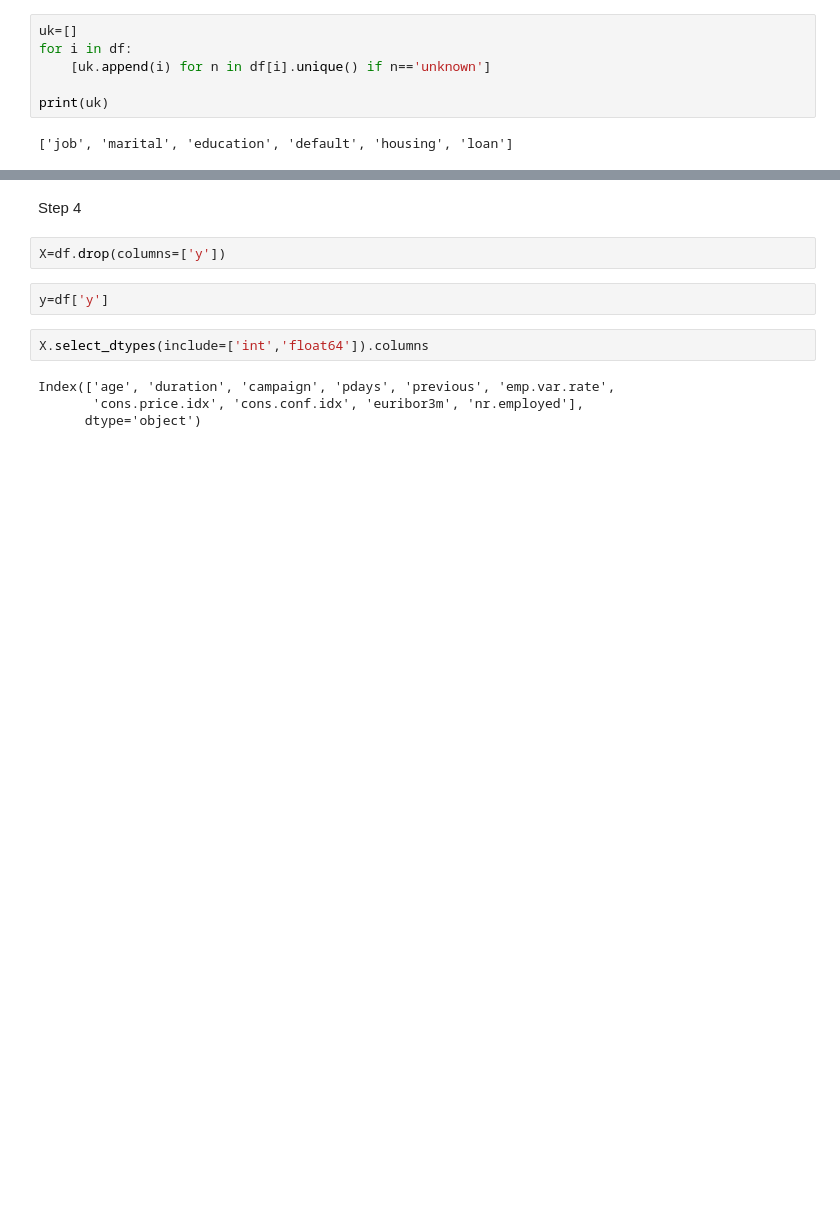
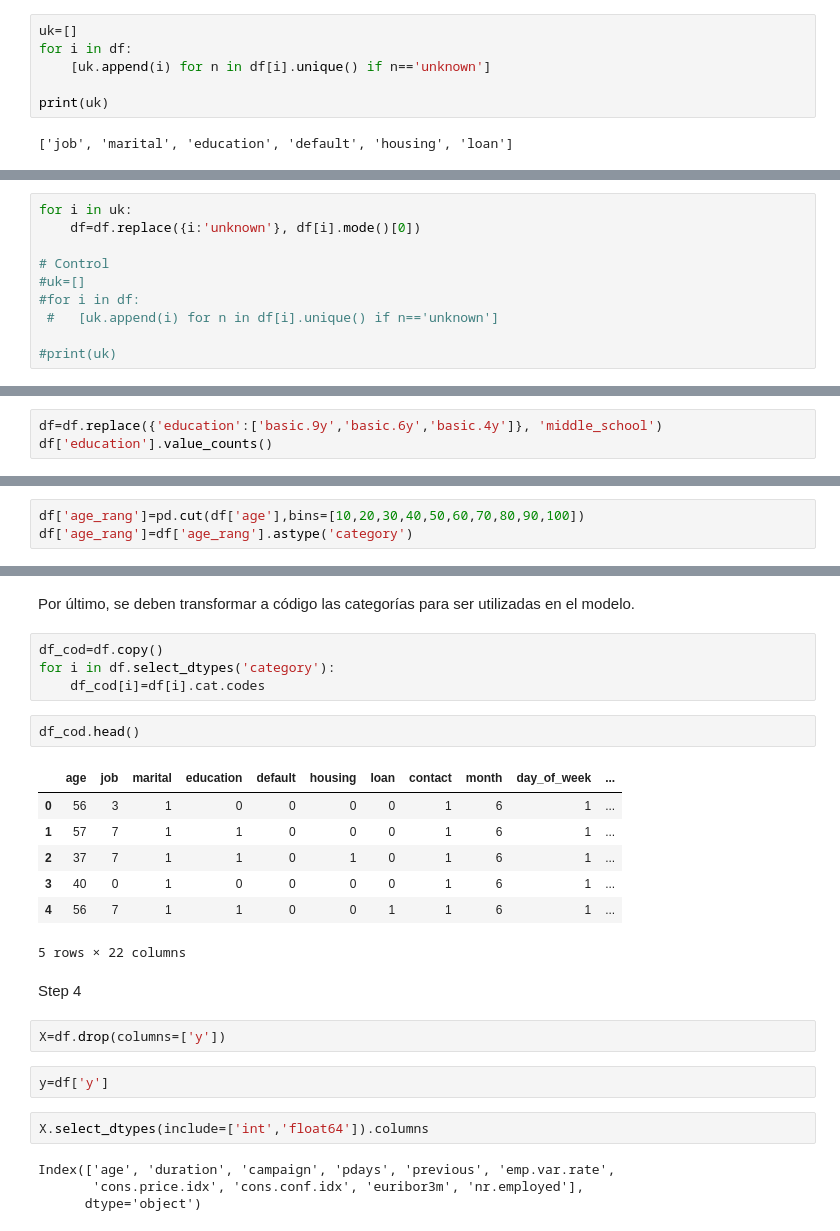
Before and after one commit to anasofiasama/Logistic-Regression-Project-Tutorial, a Jupyter notebook: src/explore.ipynb, the cells around one changed output, grey strips where cells are left out. Saved outputs shown, nothing was run; the diff lists cells and outputs as text; blank space fills up the shorter version.

```diff
--- a/src/explore.ipynb
+++ b/src/explore.ipynb
@@ -103,0 +233,10 @@ Existen  12 registros repetidos, se eliminan de la base de datos para que no int
+# %%
+for i in uk:
+    df=df.replace({i:'unknown'}, df[i].mode()[0])
+
+# Control
+#uk=[]
+#for i in df:
+ #   [uk.append(i) for n in df[i].unique() if n=='unknown']
+
+#print(uk)
@@ -103,0 +255,3 @@ Existen  12 registros repetidos, se eliminan de la base de datos para que no int
+# %%
+df=df.replace({'education':['basic.9y','basic.6y','basic.4y']}, 'middle_school')
+df['education'].value_counts()
@@ -103,0 +267,3 @@ Existen  12 registros repetidos, se eliminan de la base de datos para que no int
+# %%
+df['age_rang']=pd.cut(df['age'],bins=[10,20,30,40,50,60,70,80,90,100])
+df['age_rang']=df['age_rang'].astype('category')
@@ -104,3 +283,19 @@ Existen  12 registros repetidos, se eliminan de la base de datos para que no int
+# %% [markdown]
+Por último, se deben transformar a código las categorías para ser utilizadas en el modelo.
+# %%
+df_cod=df.copy()
+for i in df.select_dtypes('category'):
+    df_cod[i]=df[i].cat.codes
+# %%
+df_cod.head()
+# %% [output]
+|  | age | job | marital | education | default | housing | loan | contact | month | day_of_week | ... |
+| 0 | 56 | 3 | 1 | 0 | 0 | 0 | 0 | 1 | 6 | 1 | ... |
+| 1 | 57 | 7 | 1 | 1 | 0 | 0 | 0 | 1 | 6 | 1 | ... |
+| 2 | 37 | 7 | 1 | 1 | 0 | 1 | 0 | 1 | 6 | 1 | ... |
+| 3 | 40 | 0 | 1 | 0 | 0 | 0 | 0 | 1 | 6 | 1 | ... |
+| 4 | 56 | 7 | 1 | 1 | 0 | 0 | 1 | 1 | 6 | 1 | ... |
+5 rows × 22 columns
 # %% [markdown]
 Step 4
 # %%
```
Also changed, not shown: parts of 39 cells of this notebook.
